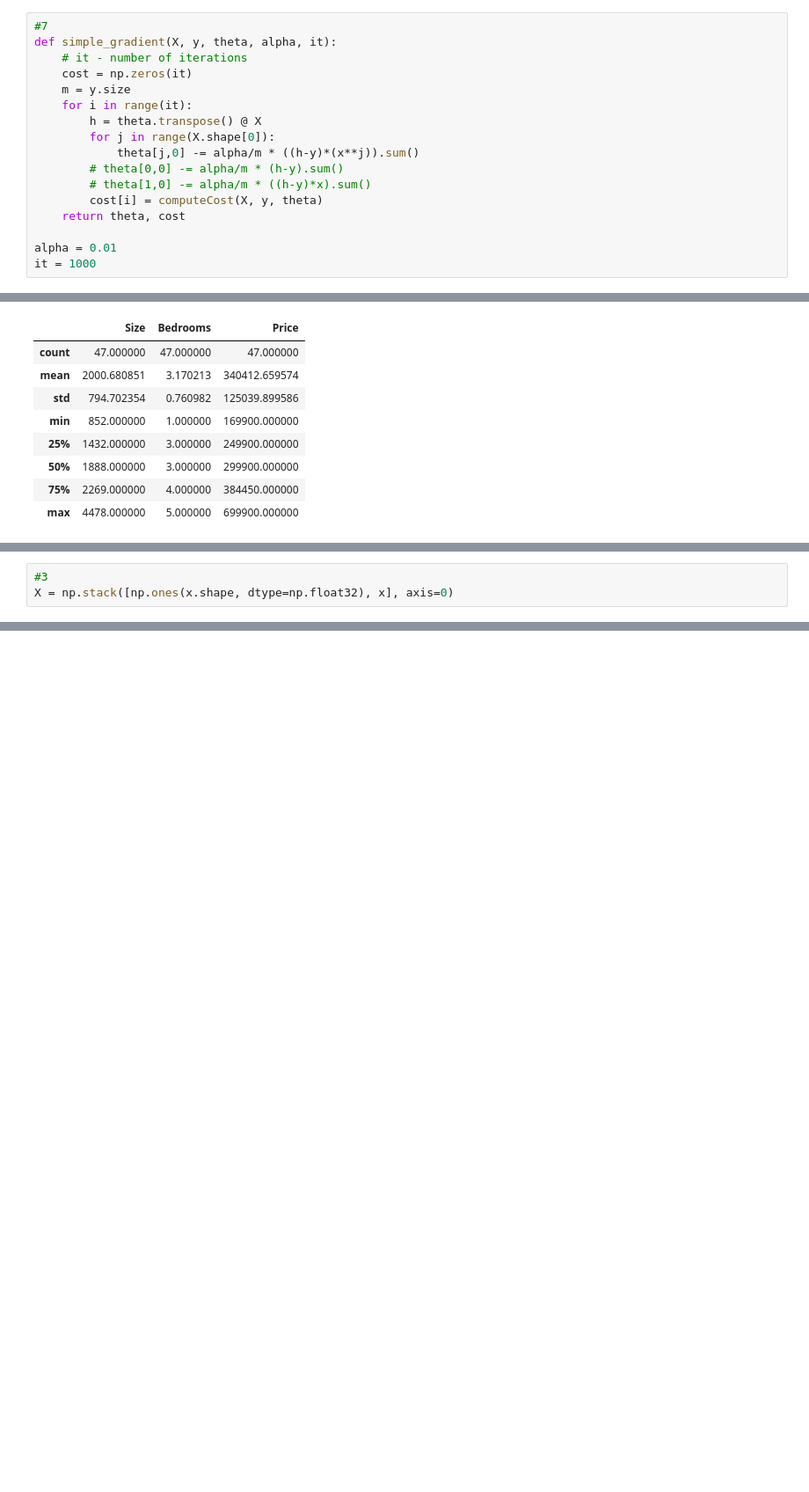
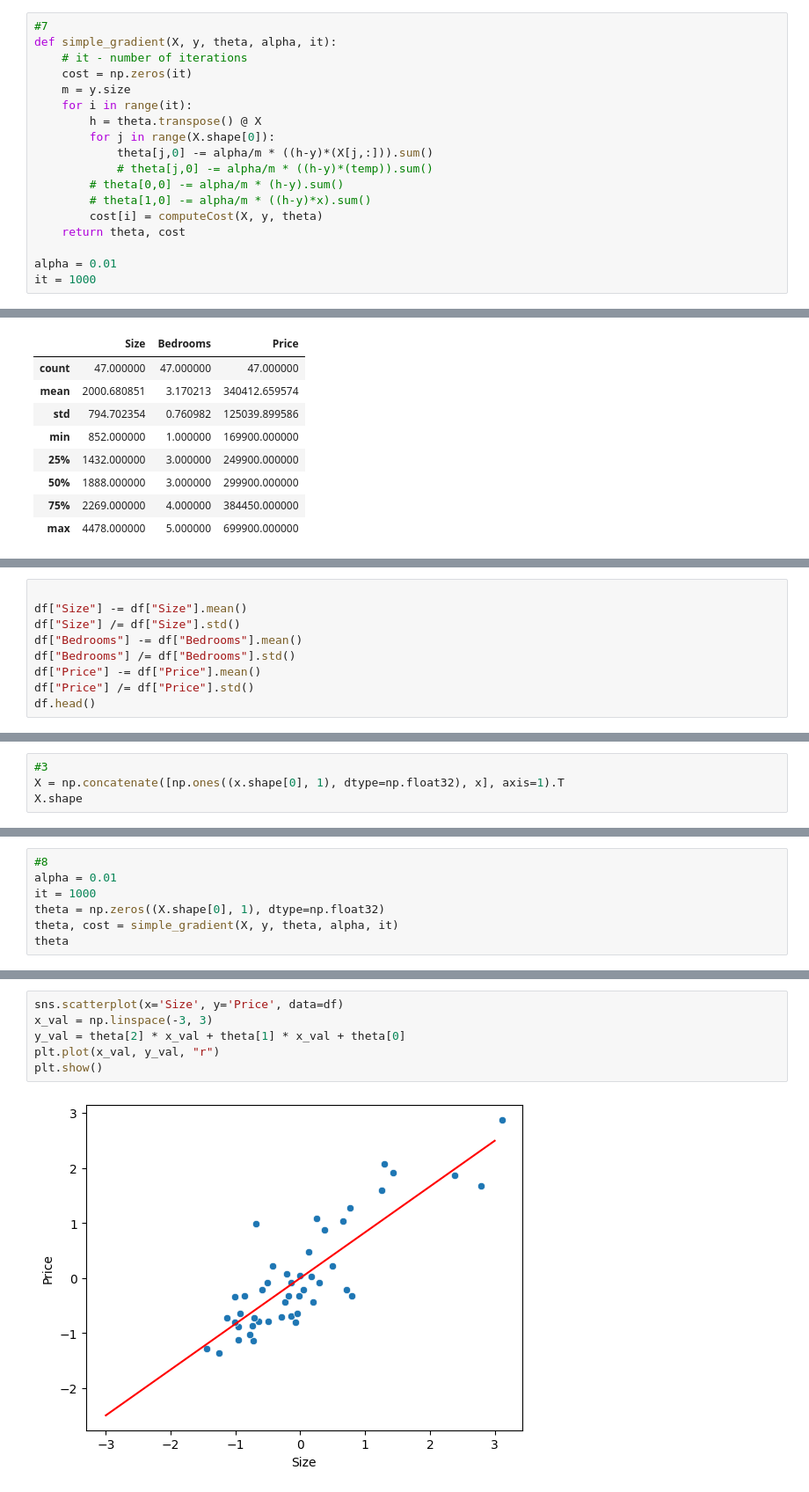
Before and after one commit to MKrysz/6th, a Jupyter notebook: ML/lab02/lab02.ipynb, the cells around one changed output, grey strips where cells are left out. Shown: that part at 88% size. Saved outputs shown, nothing was run; the diff lists cells and outputs as text; blank space fills up the shorter version.

```diff
--- a/ML/lab02/lab02.ipynb
+++ b/ML/lab02/lab02.ipynb
@@ -68,7 +73,8 @@ def simple_gradient(X, y, theta, alpha, it):
     for i in range(it):
         h = theta.transpose() @ X
         for j in range(X.shape[0]):
-            theta[j,0] -= alpha/m * ((h-y)*(x**j)).sum()
+            theta[j,0] -= alpha/m * ((h-y)*(X[j,:])).sum()
+            # theta[j,0] -= alpha/m * ((h-y)*(temp)).sum()
         # theta[0,0] -= alpha/m * (h-y).sum()
         # theta[1,0] -= alpha/m * ((h-y)*x).sum()
         cost[i] = computeCost(X, y, theta)
@@ -130,0 +147,9 @@ df.describe()
+# %%
+
+df["Size"] -= df["Size"].mean()
+df["Size"] /= df["Size"].std()
+df["Bedrooms"] -= df["Bedrooms"].mean()
+df["Bedrooms"] /= df["Bedrooms"].std()
+df["Price"] -= df["Price"].mean()
+df["Price"] /= df["Price"].std()
+df.head()
@@ -135,3 +170,4 @@ y = df.values[:, 2]
 # %%
 #3
-X = np.stack([np.ones(x.shape, dtype=np.float32), x], axis=0)
+X = np.concatenate([np.ones((x.shape[0], 1), dtype=np.float32), x], axis=1).T
+X.shape
@@ -149,0 +183,7 @@ theta.shape
+# %%
+#8
+alpha = 0.01
+it = 1000
+theta = np.zeros((X.shape[0], 1), dtype=np.float32)
+theta, cost = simple_gradient(X, y, theta, alpha, it)
+theta
@@ -159,0 +198,8 @@ theta
+# %%
+sns.scatterplot(x='Size', y='Price', data=df)
+x_val = np.linspace(-3, 3)
+y_val = theta[2] * x_val + theta[1] * x_val + theta[0]
+plt.plot(x_val, y_val, "r")
+plt.show()
+# %% [output]
+[figure, added]
```
Also changed, not shown: parts of 18 cells of this notebook.
